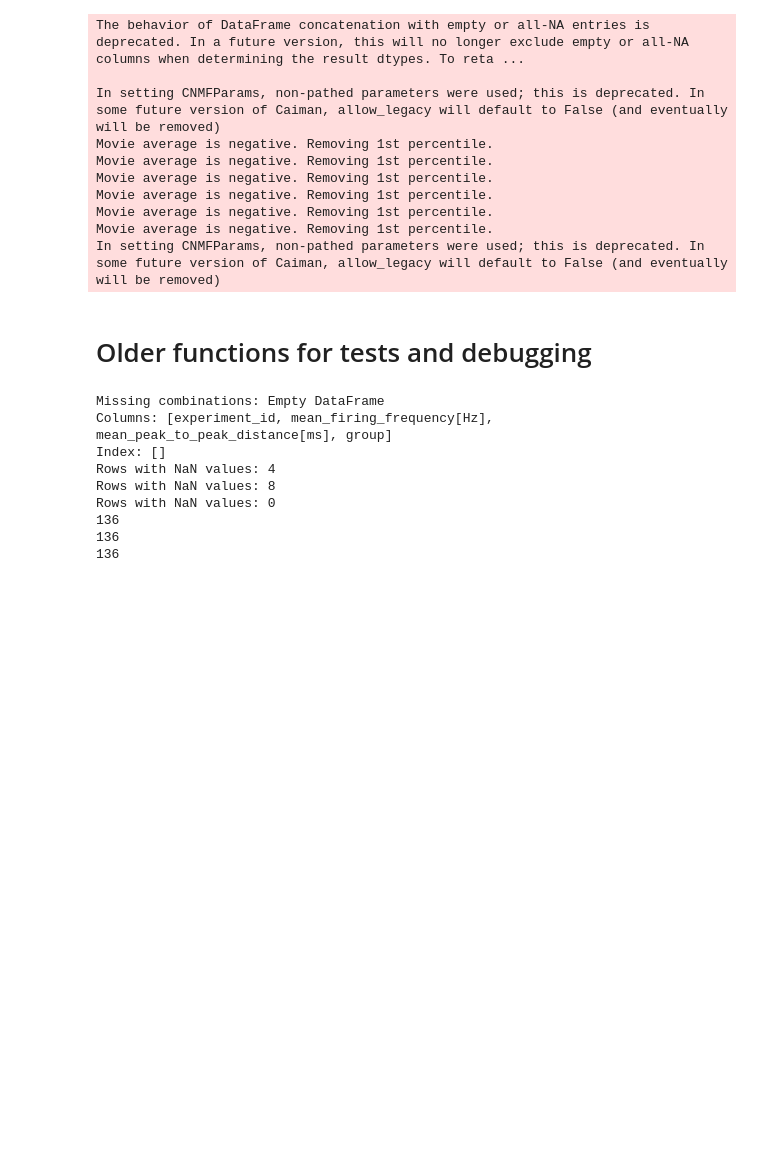
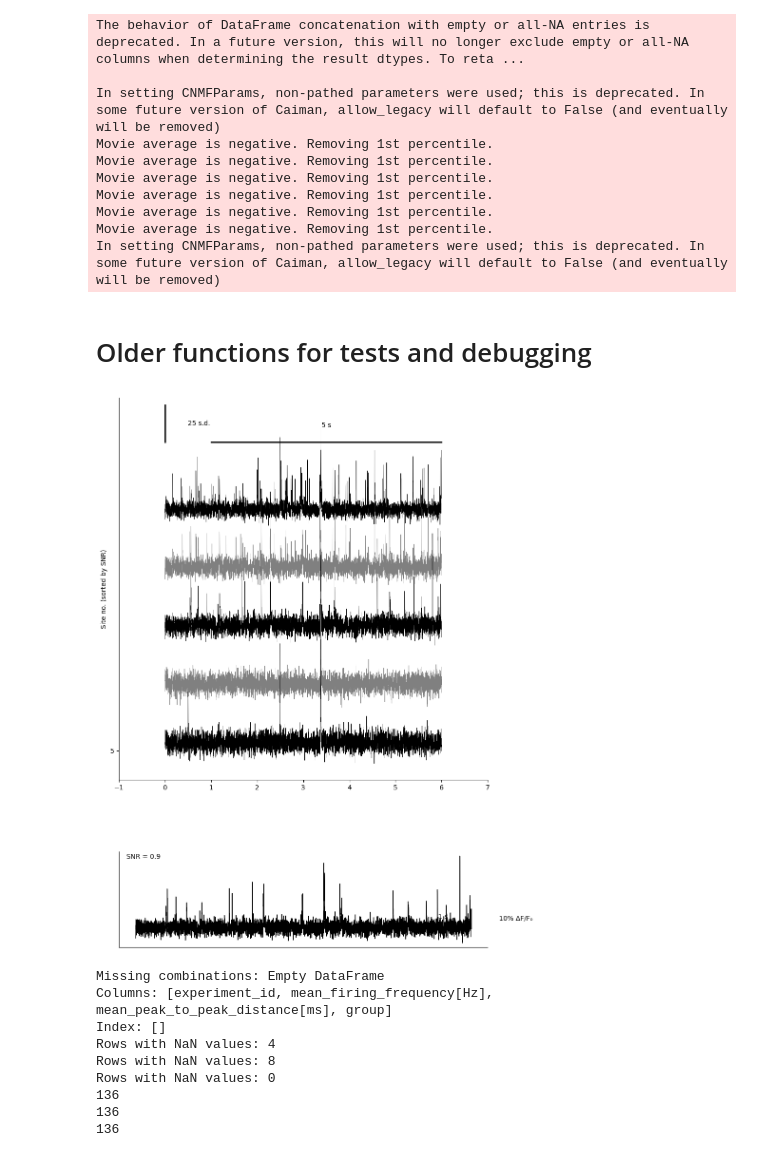
Before and after one commit to chesnov/fluorescent_peak_analysis, a Jupyter notebook: trace_feature_extract.ipynb, the cells around one changed output. Drawn from its saved outputs; the diff is of its cells as text; code cells hidden in the pictures; blank space fills up the shorter version.

Commit message:
added plotting of sample experiment

```diff
--- a/trace_feature_extract.ipynb
+++ b/trace_feature_extract.ipynb
@@ -44,7 +44,7 @@ from matplotlib.gridspec import GridSpec
 
 def plot_calcium_traces(data, sampling_rate=1.0, time_scale_bar=5, amplitude_scale=25):
     """
-    Plot fluorescent imaging traces
+    Plot calcium imaging traces similar to the reference figure.
 
     Parameters:
     -----------
@@ -76,11 +76,11 @@ def plot_calcium_traces(data, sampling_rate=1.0, time_scale_bar=5, amplitude_sca
 
     # Plot each trace
     num_traces = sorted_data.shape[1]
-    spacing = 1.5  # Vertical spacing between traces
+    spacing = 4  # Increased vertical spacing between traces
     for i in range(num_traces):
         # Normalize and offset each trace
         trace = sorted_data[:, i]
-        normalized_trace = trace / np.std(trace)
+        normalized_trace = trace / (np.std(trace) * 2)  # Increased normalization factor
         offset = (num_traces - i - 1) * spacing
 
         # Plot in black or gray alternating
@@ -96,7 +96,7 @@ def plot_calcium_traces(data, sampling_rate=1.0, time_scale_bar=5, amplitude_sca
     ax_main.plot([x_max - time_scale_bar, x_max],
                  [y_max + 1, y_max + 1],
                  'k-', linewidth=2)
-    ax_main.text(x_max - time_scale_bar/2, y_max + 1.5,
+    ax_main.text(x_max - time_scale_bar/2, y_max + 2,
                 f'{time_scale_bar} s', ha='center')
 
     # Amplitude scale bar
@@ -107,7 +107,7 @@ def plot_calcium_traces(data, sampling_rate=1.0, time_scale_bar=5, amplitude_sca
                 f'{amplitude_scale} s.d.', va='center')
 
     # Customize main plot appearance
-    ax_main.set_ylim(-1, y_max + 3)
+    ax_main.set_ylim(-2, y_max + 4)  # Adjusted y-limits
     ax_main.set_xlim(-1, x_max + 1)
     ax_main.set_ylabel('Site no. (sorted by SNR)')
     ax_main.set_yticks([i * spacing for i in range(0, num_traces, 5)])
@@ -153,6 +153,14 @@ def plot_calcium_traces(data, sampling_rate=1.0, time_scale_bar=5, amplitude_sca
     return fig
 # %% [markdown]
 # Older functions for tests and debugging
+# %%
+csv_file =  '/media/kirill/Silvia Natale/Live Imaging/ApoE_iGluSnFr3_Output6/ApoEKO/ApoE_iGluSnFr3_Batch1_Group3_FOV10_1/ApoE_iGluSnFr3_Batch1_Group3_FOV10_1_MMStack_Default.ome_DFF_traces.csv'
+yaml_file = '/media/kirill/Silvia Natale/Live Imaging/ApoE/ApoE iGluSnFr3/glutamate_config.yaml'
+config = load_yaml_config(yaml_file)
+array, df = load_data(csv_file, config)
+figure = plot_calcium_traces(array, sampling_rate=config['motion_corr']['fr'], time_scale_bar=5, amplitude_scale=25)
+# %% [output]
+[figure, added]
 # %%
 #get the experiment ids that are present in experiment_avg_firing_frequency, but not in experiment_avg_peak_amplitudes
 missing_combinations = experiment_avg_firing_frequency[~experiment_avg_firing_frequency.set_index(['experiment_id']).index.isin(experiment_avg_peak_amplitudes.set_index(['experiment_id']).index)]
```
Also changed, not shown: 2 other files.
